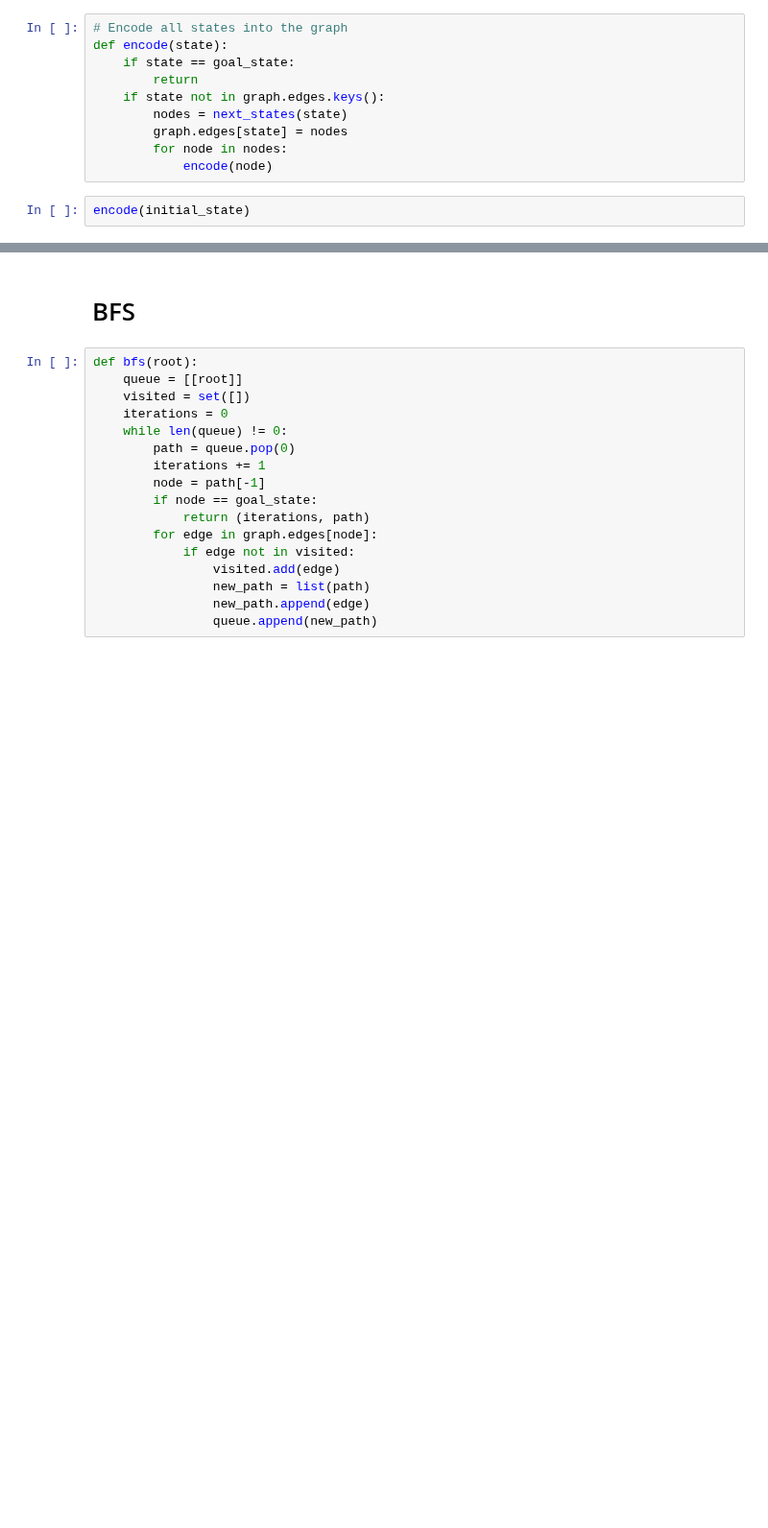
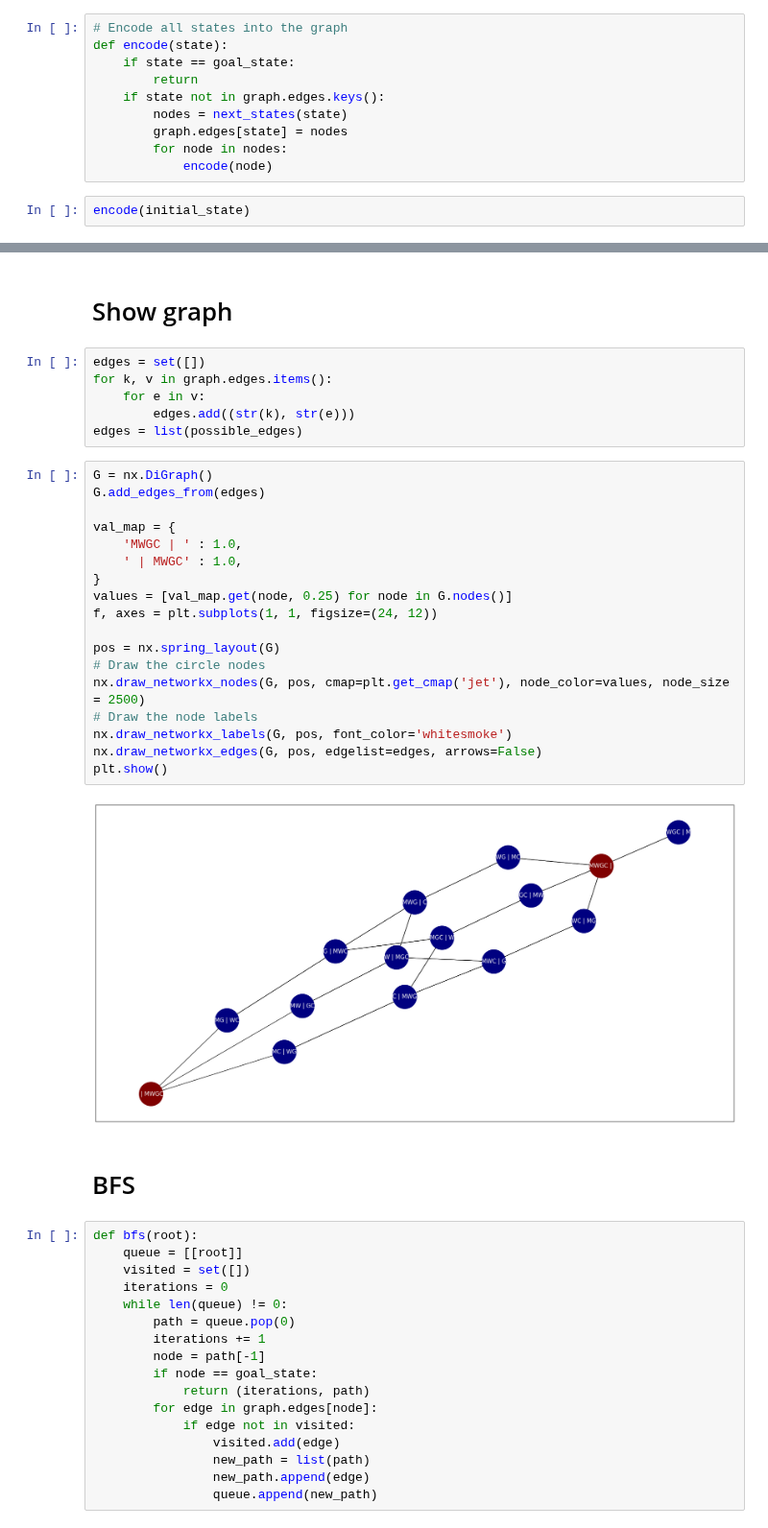
Before and after one commit to lczm/NTU-SC1015, a Jupyter notebook: Lab8.ipynb, the cells around one changed output, grey strips where cells are left out. Shown at 96% size. Cells and saved outputs as stored; diff of their text form; blank space fills up the shorter version.

Commit message:
Draw graph edges

```diff
--- a/Lab8.ipynb
+++ b/Lab8.ipynb
@@ -125,3 +138,31 @@ pprint(graph.edges)
+# %% [markdown]
+# Show graph
+# %%
+edges = set([])
+for k, v in graph.edges.items():
+    for e in v:
+        edges.add((str(k), str(e)))
+edges = list(possible_edges)
+# %%
+G = nx.DiGraph()
+G.add_edges_from(edges)
+
+val_map = {
+    'MWGC | ' : 1.0,
+    ' | MWGC' : 1.0,
+}
+values = [val_map.get(node, 0.25) for node in G.nodes()]
+f, axes = plt.subplots(1, 1, figsize=(24, 12))
+
+pos = nx.spring_layout(G)
+# Draw the circle nodes
+nx.draw_networkx_nodes(G, pos, cmap=plt.get_cmap('jet'), node_color=values, node_size = 2500)
+# Draw the node labels
+nx.draw_networkx_labels(G, pos, font_color='whitesmoke')
+nx.draw_networkx_edges(G, pos, edgelist=edges, arrows=False)
+plt.show()
+# %% [output]
+[figure, added]
 # %% [markdown]
 # BFS
 # %%
```
Also changed, not shown: parts of 3 cells of this notebook.
